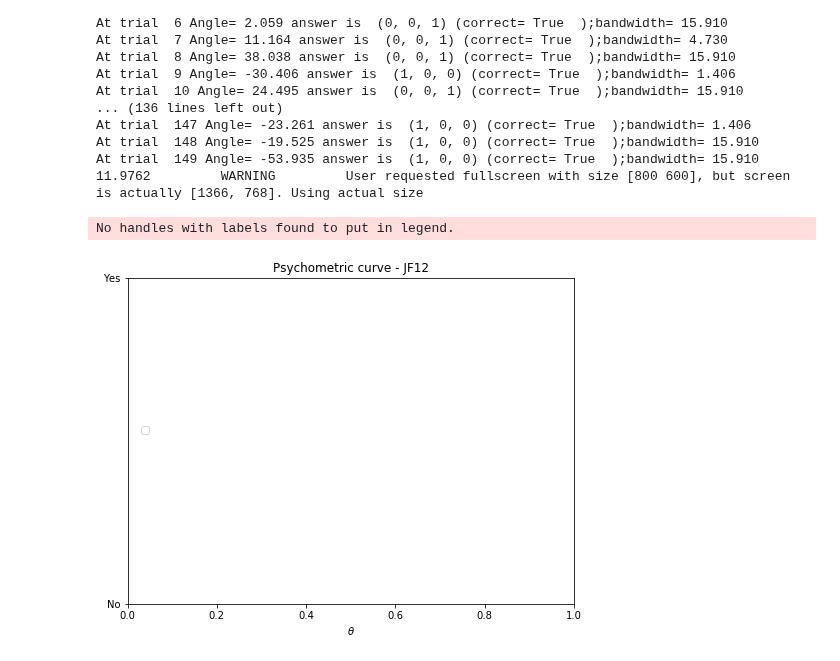
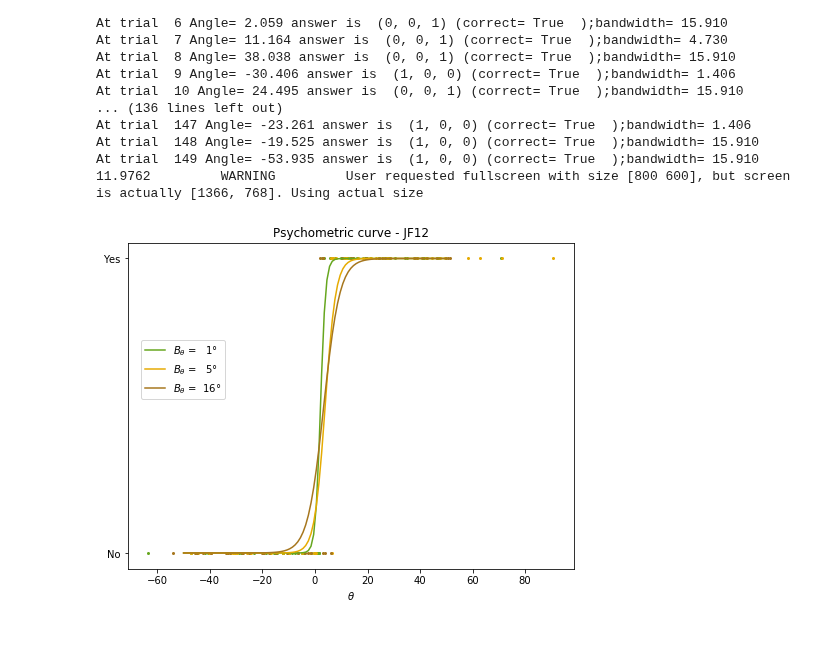
Before and after one commit to jennafradin/MSc-Internship, a Jupyter notebook: Notebooks/W06/Psychopy_3.ipynb, the cells around one changed output. Cells and saved outputs as stored; diff of their text form; code cells hidden in the pictures.

```diff
--- a/Notebooks/W06/Psychopy_3.ipynb
+++ b/Notebooks/W06/Psychopy_3.ipynb
@@ -181,38 +181,37 @@ for num, subj_data in enumerate(subj_data_list) :
         for i in subj_data :
             if i[3]*180/np.pi == b_theta :
                 X.append(i[1]*180/np.pi)
-                if  i[2] == '(0,0,1)':
+                if  i[2] == (0,0,1):
                         y.append(1)
                 else :
                         y.append(0)
 
 
 
                 #if  i[2] == 'right':
                 #        y.append(1)
                 #else :
                 #        y.append(0)
 
         X = np.asarray(X)
         X = X[:,np.newaxis]
         col = next(color)
 
         lgs = LogisticRegression(**lr_kwargs)
         try :
             lgs.fit(X, y)
             coef_list.append((b_theta,lgs.coef_[0][0]))
 
             y_values = lgs.predict_proba(x_plot)[:,1]
             plt.plot(x_values, y_values, label = r'$B_\theta$ = %3.f°' %b_theta,color = col)
             plt.scatter(X, y, s=4, color = col)
         except :
             pass
 
     plt.title('Psychometric curve - %s' % subj_name_list[num])
     plt.xlabel(r'$\theta$')
     plt.yticks([0.,1.],['No', 'Yes'])
     plt.legend(loc = (0.03, 0.52))
     plt.show
 # %% [output]
-No handles with labels found to put in legend.
-[figure, old version]
+[figure, new version]
```
Also changed, not shown: parts of 1 cell of this notebook.
